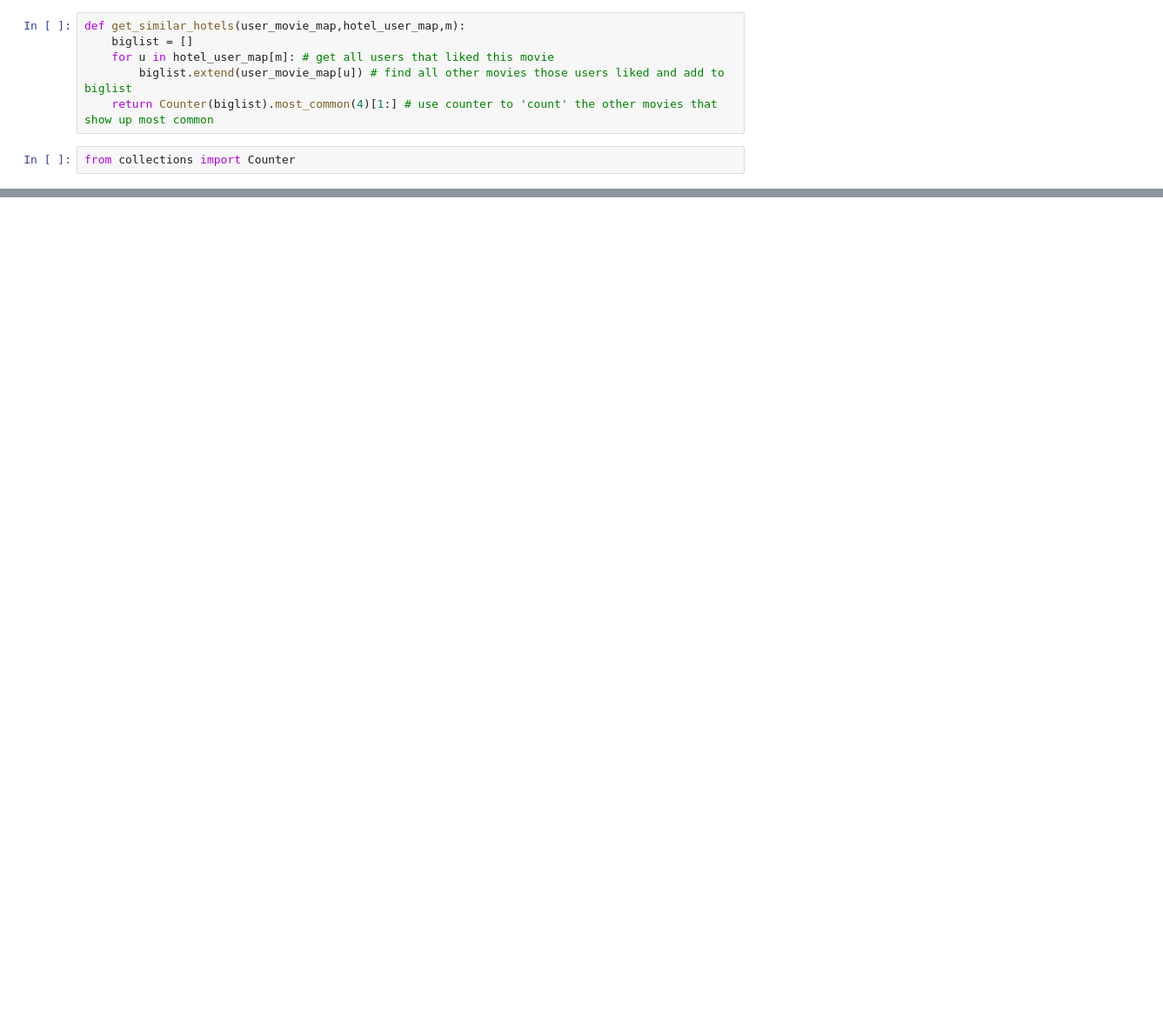
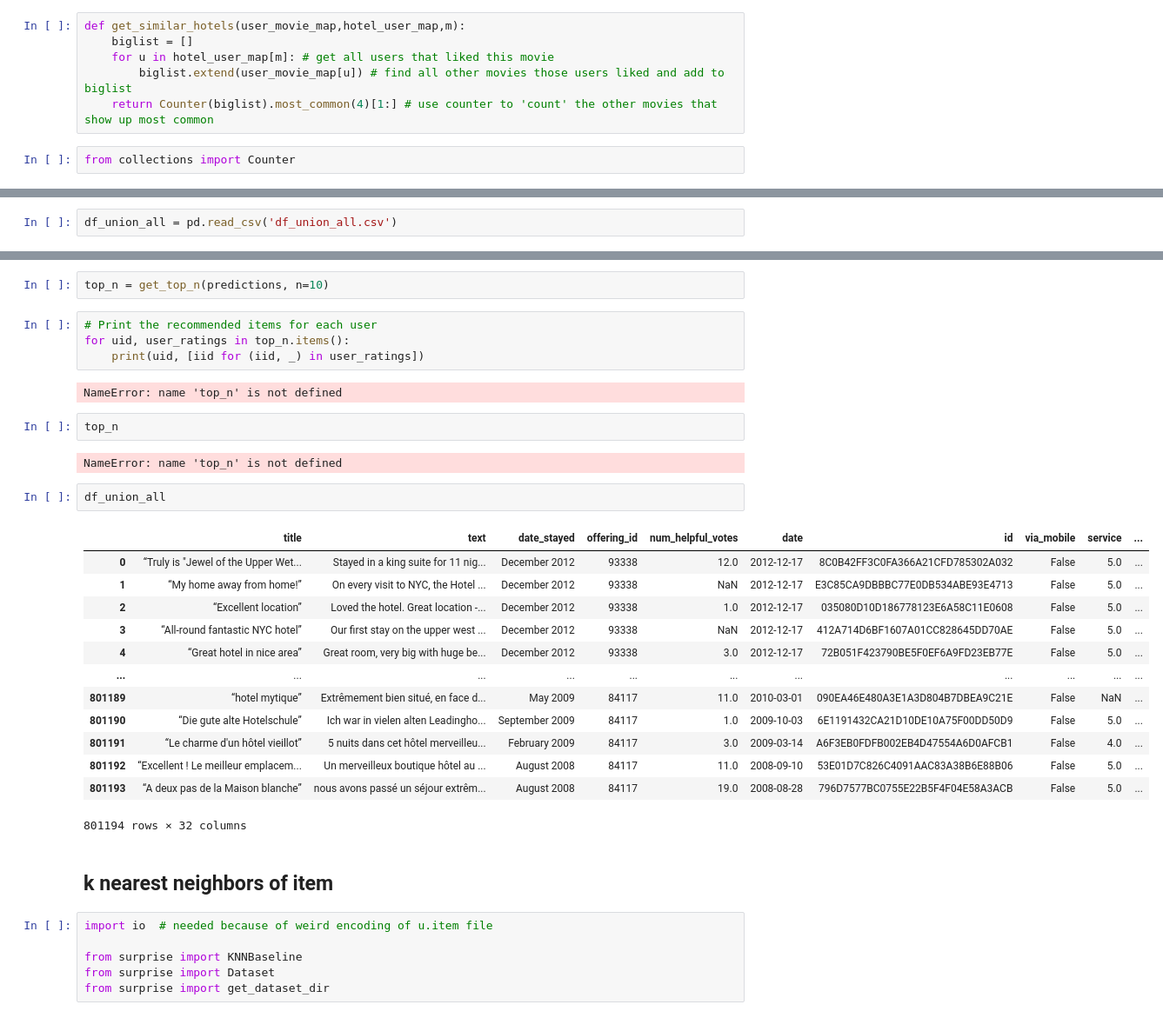
Before and after one commit to albasitdikova/Hotel_recommender_system, a Jupyter notebook: Recommendation_system.ipynb, the cells around one changed output, grey strips where cells are left out. Shown: that part at 87% size. Saved outputs shown, nothing was run; the diff lists cells and outputs as text; blank space fills up the shorter version.

```diff
--- a/Recommendation_system.ipynb
+++ b/Recommendation_system.ipynb
@@ -561,0 +251,2 @@ get_similar_hotels(user_movie_map,hotel_user_map,132337022.0)
+# %%
+df_union_all = pd.read_csv('df_union_all.csv')
@@ -561,0 +628,36 @@ get_similar_hotels(user_movie_map,hotel_user_map,132337022.0)
+# %%
+top_n = get_top_n(predictions, n=10)
+# %%
+# Print the recommended items for each user
+for uid, user_ratings in top_n.items():
+    print(uid, [iid for (iid, _) in user_ratings])
+# %% [output]
+NameError: name 'top_n' is not defined
+# %%
+top_n
+# %% [output]
+NameError: name 'top_n' is not defined
+# %%
+df_union_all
+# %% [output]
+|  | title | text | date_stayed | offering_id | num_helpful_votes | date | id | via_mobile | service | ... |
+| 0 | “Truly is "Jewel of the Upper Wet... | Stayed in a king suite for 11 nig... | December 2012 | 93338 | 12.0 | 2012-12-17 | 8C0B42FF3C0FA366A21CFD785302A032 | False | 5.0 | ... |
+| 1 | “My home away from home!” | On every visit to NYC, the Hotel ... | December 2012 | 93338 | NaN | 2012-12-17 | E3C85CA9DBBBC77E0DB534ABE93E4713 | False | 5.0 | ... |
+| 2 | “Excellent location” | Loved the hotel. Great location -... | December 2012 | 93338 | 1.0 | 2012-12-17 | 035080D10D186778123E6A58C11E0608 | False | 5.0 | ... |
+| 3 | “All-round fantastic NYC hotel” | Our first stay on the upper west ... | December 2012 | 93338 | NaN | 2012-12-17 | 412A714D6BF1607A01CC828645DD70AE | False | 5.0 | ... |
+| 4 | “Great hotel in nice area” | Great room, very big with huge be... | December 2012 | 93338 | 3.0 | 2012-12-17 | 72B051F423790BE5F0EF6A9FD23EB77E | False | 5.0 | ... |
+| ... | ... | ... | ... | ... | ... | ... | ... | ... | ... | ... |
+| 801189 | “hotel mytique” | Extrêmement bien situé, en face d... | May 2009 | 84117 | 11.0 | 2010-03-01 | 090EA46E480A3E1A3D804B7DBEA9C21E | False | NaN | ... |
+| 801190 | “Die gute alte Hotelschule” | Ich war in vielen alten Leadingho... | September 2009 | 84117 | 1.0 | 2009-10-03 | 6E1191432CA21D10DE10A75F00DD50D9 | False | 5.0 | ... |
+| 801191 | “Le charme d'un hôtel vieillot” | 5 nuits dans cet hôtel merveilleu... | February 2009 | 84117 | 3.0 | 2009-03-14 | A6F3EB0FDFB002EB4D47554A6D0AFCB1 | False | 4.0 | ... |
+| 801192 | “Excellent ! Le meilleur emplacem... | Un merveilleux boutique hôtel au ... | August 2008 | 84117 | 11.0 | 2008-09-10 | 53E01D7C826C4091AAC83A38B6E88B06 | False | 5.0 | ... |
+| 801193 | “A deux pas de la Maison blanche” | nous avons passé un séjour extrêm... | August 2008 | 84117 | 19.0 | 2008-08-28 | 796D7577BC0755E22B5F4F04E58A3ACB | False | 5.0 | ... |
+801194 rows × 32 columns
+# %% [markdown]
+## k nearest neighbors of item
+# %%
+import io  # needed because of weird encoding of u.item file
+
+from surprise import KNNBaseline
+from surprise import Dataset
+from surprise import get_dataset_dir
```
Also changed, not shown: parts of 96 cells of this notebook.
